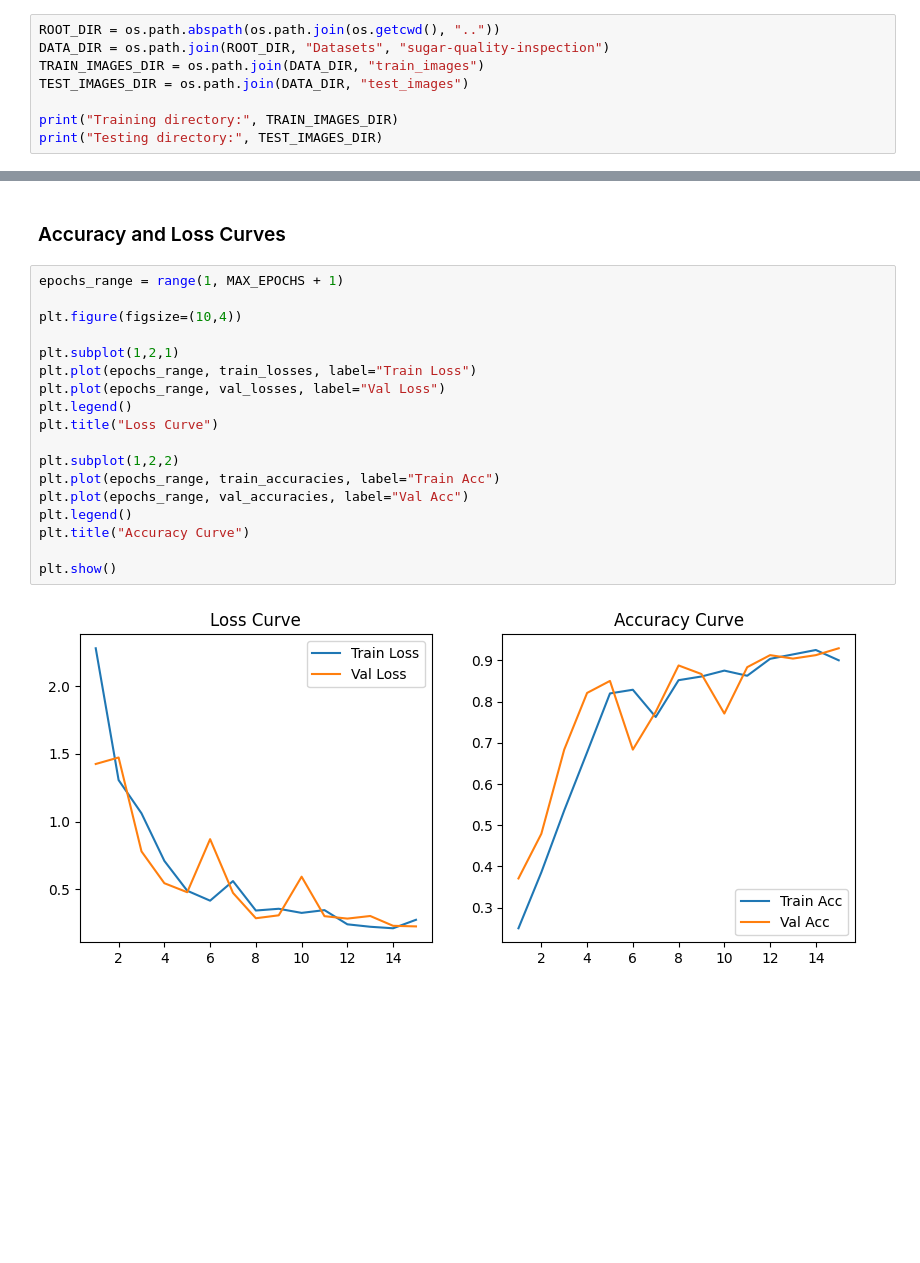
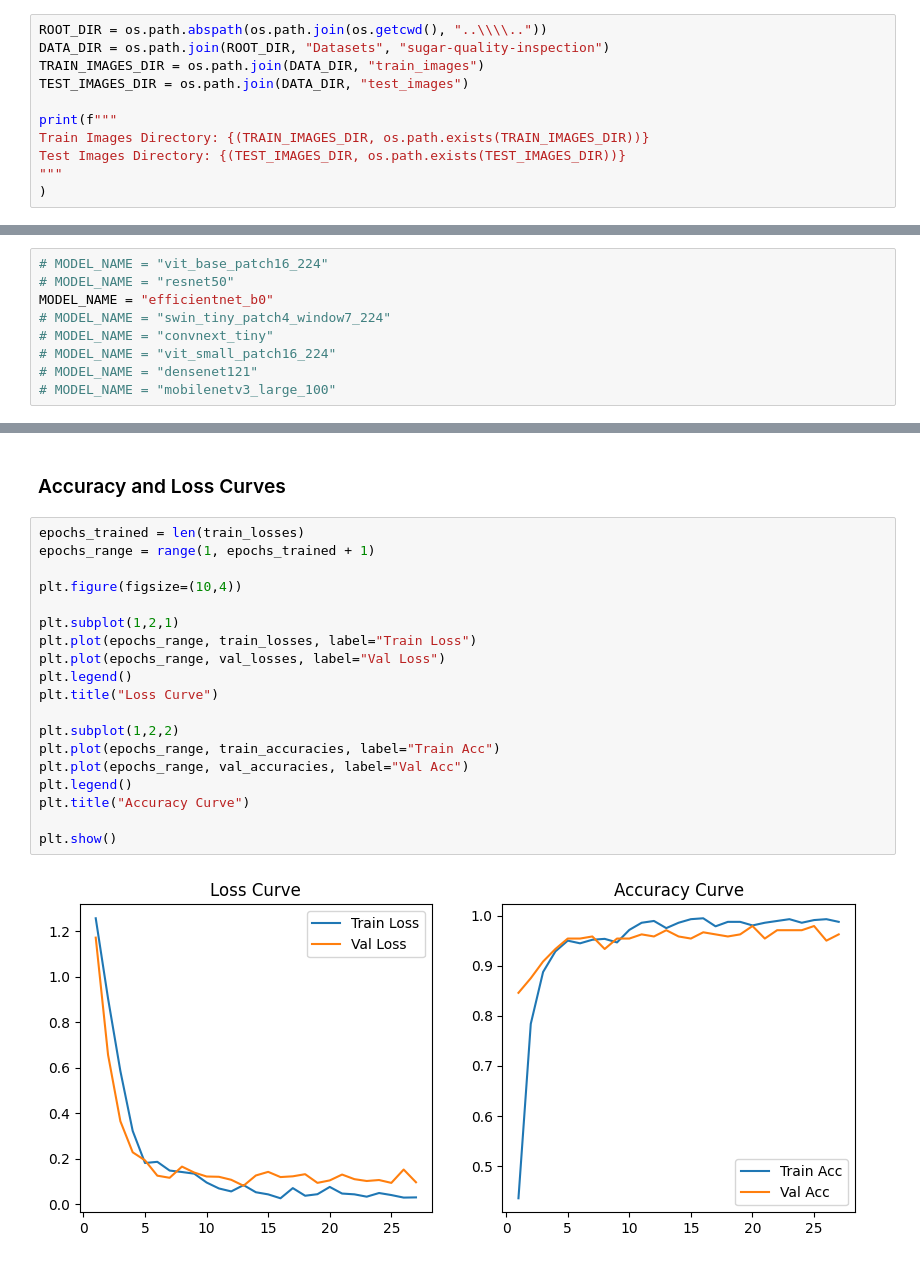
Before and after one commit to yuvarajk2109/industrial-automation-vit, a Jupyter notebook: Code/Sugar/model_training.ipynb, the cells around one changed output, grey strips where cells are left out. Saved outputs shown, nothing was run; the diff lists cells and outputs as text; blank space fills up the shorter version.

Commit message:
Sugar Crystal Quality Inspection - Training, Validation, and Testing

```diff
--- a/Code/sugar.ipynb
+++ b/Code/Sugar/model_training.ipynb
@@ -38,11 +42,14 @@ Using device: cuda
 # %% [markdown]
 ### Directory Paths
 # %%
-ROOT_DIR = os.path.abspath(os.path.join(os.getcwd(), ".."))
+ROOT_DIR = os.path.abspath(os.path.join(os.getcwd(), "..\\\\.."))
 DATA_DIR = os.path.join(ROOT_DIR, "Datasets", "sugar-quality-inspection")
 TRAIN_IMAGES_DIR = os.path.join(DATA_DIR, "train_images")
 TEST_IMAGES_DIR = os.path.join(DATA_DIR, "test_images")
 
-print("Training directory:", TRAIN_IMAGES_DIR)
-print("Testing directory:", TEST_IMAGES_DIR)
+print(f"""
+Train Images Directory: {(TRAIN_IMAGES_DIR, os.path.exists(TRAIN_IMAGES_DIR))}
+Test Images Directory: {(TEST_IMAGES_DIR, os.path.exists(TEST_IMAGES_DIR))}
+"""
+)
 # %% [output]
@@ -89,3 +91,12 @@ Current time: 16_03_2026-22_27_15
+# %%
+# MODEL_NAME = "vit_base_patch16_224"
+# MODEL_NAME = "resnet50"
+MODEL_NAME = "efficientnet_b0"
+# MODEL_NAME = "swin_tiny_patch4_window7_224"
+# MODEL_NAME = "convnext_tiny"
+# MODEL_NAME = "vit_small_patch16_224"
+# MODEL_NAME = "densenet121"
+# MODEL_NAME = "mobilenetv3_large_100"
 # %% [markdown]
 ### Saving the Model
 # %%
@@ -1034,22 +1072,23 @@ Accuracy = 0.9125
 # %% [markdown]
 ### Accuracy and Loss Curves
 # %%
-epochs_range = range(1, MAX_EPOCHS + 1)
+epochs_trained = len(train_losses)
+epochs_range = range(1, epochs_trained + 1)
 
 plt.figure(figsize=(10,4))
 
 plt.subplot(1,2,1)
 plt.plot(epochs_range, train_losses, label="Train Loss")
 plt.plot(epochs_range, val_losses, label="Val Loss")
 plt.legend()
 plt.title("Loss Curve")
 
 plt.subplot(1,2,2)
 plt.plot(epochs_range, train_accuracies, label="Train Acc")
 plt.plot(epochs_range, val_accuracies, label="Val Acc")
 plt.legend()
 plt.title("Accuracy Curve")
 
 plt.show()
 # %% [output]
-[figure, old version]
+[figure, new version]
```
Also changed, not shown: parts of 31 cells of this notebook.
